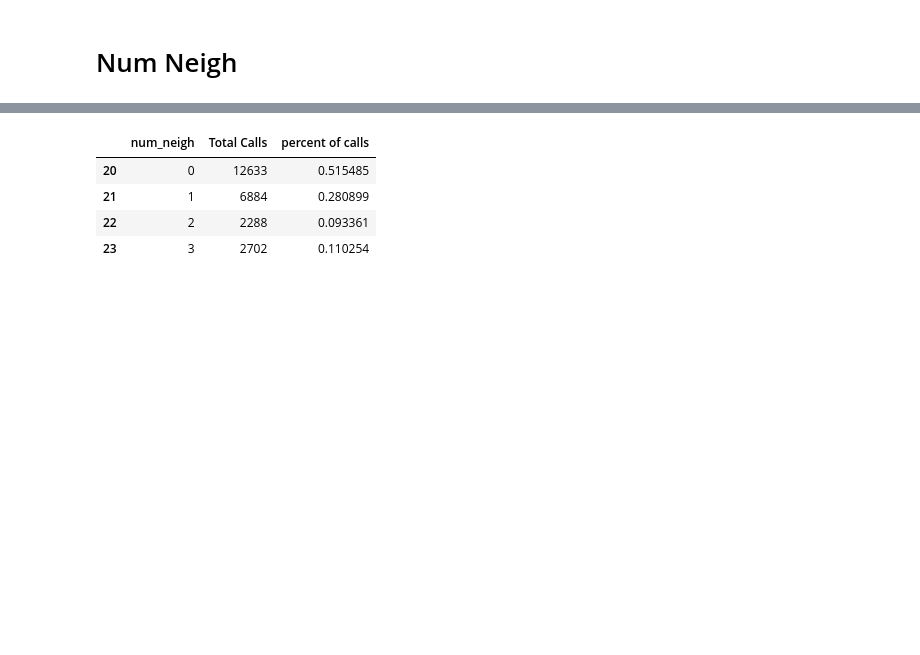
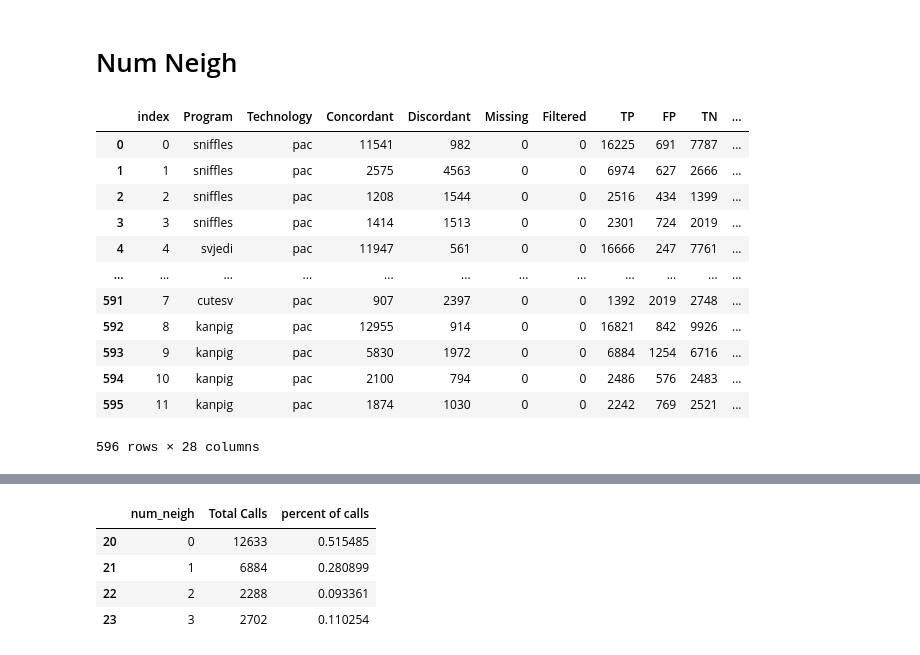
Before and after one commit to fabio-cunial/kanpig_experiments, a Jupyter notebook: manuscript/figure2/Figure2.ipynb, the cells around one changed output, grey strips where cells are left out. Drawn from its saved outputs; the diff is of its cells as text; code cells hidden in the pictures; blank space fills up the shorter version.

```diff
--- a/manuscript/figure2/Figure2.ipynb
+++ b/manuscript/figure2/Figure2.ipynb
@@ -104,3 +106,19 @@ plt.show()
+# %%
+neigh_data
+# %% [output]
+|  | index | Program | Technology | Concordant | Discordant | Missing | Filtered | TP | FP | TN | ... |
+| 0 | 0 | sniffles | pac | 11541 | 982 | 0 | 0 | 16225 | 691 | 7787 | ... |
+| 1 | 1 | sniffles | pac | 2575 | 4563 | 0 | 0 | 6974 | 627 | 2666 | ... |
+| 2 | 2 | sniffles | pac | 1208 | 1544 | 0 | 0 | 2516 | 434 | 1399 | ... |
+| 3 | 3 | sniffles | pac | 1414 | 1513 | 0 | 0 | 2301 | 724 | 2019 | ... |
+| 4 | 4 | svjedi | pac | 11947 | 561 | 0 | 0 | 16666 | 247 | 7761 | ... |
+| ... | ... | ... | ... | ... | ... | ... | ... | ... | ... | ... | ... |
+| 591 | 7 | cutesv | pac | 907 | 2397 | 0 | 0 | 1392 | 2019 | 2748 | ... |
+| 592 | 8 | kanpig | pac | 12955 | 914 | 0 | 0 | 16821 | 842 | 9926 | ... |
+| 593 | 9 | kanpig | pac | 5830 | 1972 | 0 | 0 | 6884 | 1254 | 6716 | ... |
+| 594 | 10 | kanpig | pac | 2100 | 794 | 0 | 0 | 2486 | 576 | 2483 | ... |
+| 595 | 11 | kanpig | pac | 1874 | 1030 | 0 | 0 | 2242 | 769 | 2521 | ... |
+596 rows × 28 columns
 # %%
 
 neigh_data = joblib.load("s08_32x_neigh_stats.jl")
```
Also changed, not shown: parts of 4 cells of this notebook, 4 other files.
